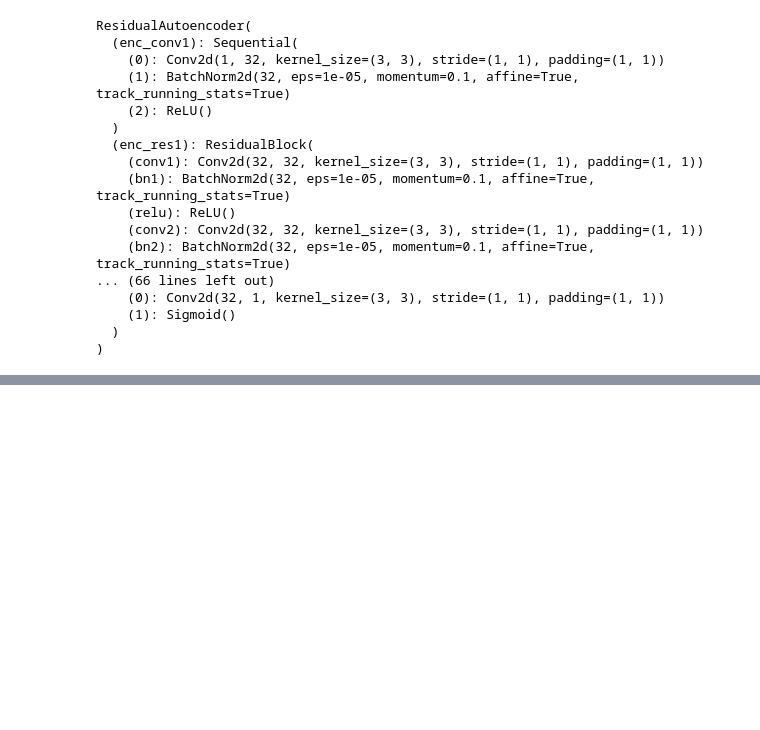
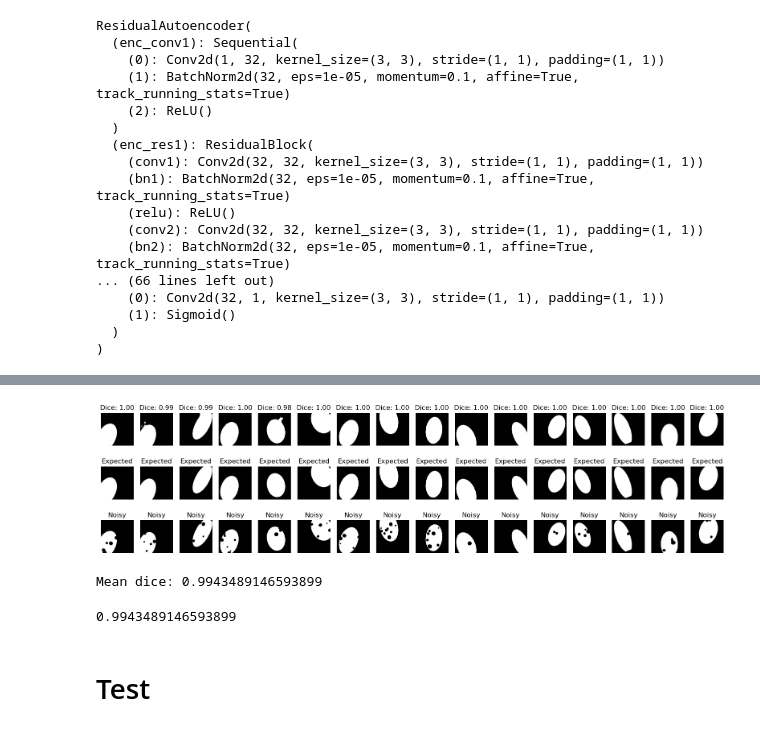
Before and after one commit to stabor705/opencv-and-ai-agh-2024, a Jupyter notebook: lab-2/ellipsis-autoencoder.ipynb, the cells around one changed output, grey strips where cells are left out. Cells and saved outputs as stored; diff of their text form; code cells hidden in the pictures; blank space fills up the shorter version.

Commit message:
Autoencoder
* small_refactor

* Test cell added

* fix

```diff
--- a/lab-2/ellipsis-autoencoder.ipynb
+++ b/lab-2/ellipsis-autoencoder.ipynb
@@ -420,0 +486,10 @@ plt.imshow(noisy_data[2].squeeze().detach().cpu().numpy())
+# %%
+old_model = ResidualAutoencoder().to(device)
+old_model.load_state_dict(torch.load("./model/big_holes_old_epoch_30.pth"))
+plot_and_dice(old_model, noisy_data, data)
+# %% [output]
+[figure, added]
+Mean dice: 0.9943489146593899
+0.9943489146593899
+# %% [markdown]
+# Test
```
Also changed, not shown: parts of 22 cells of this notebook, 1 other file.
